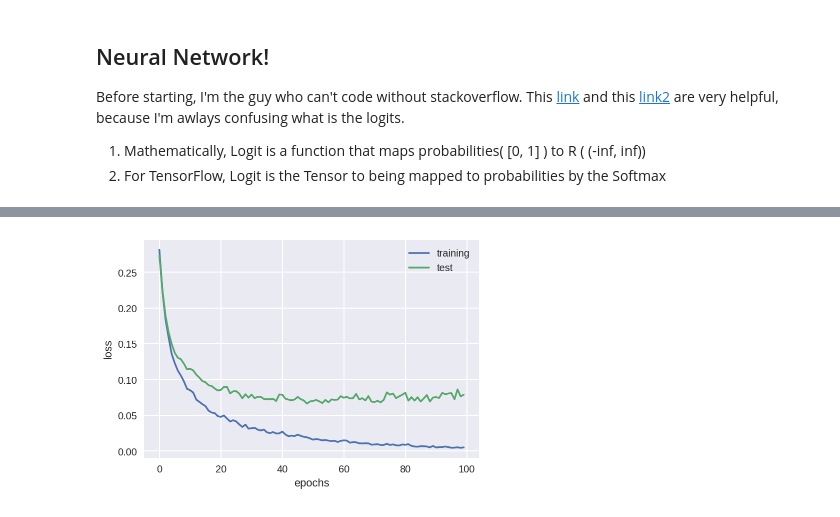
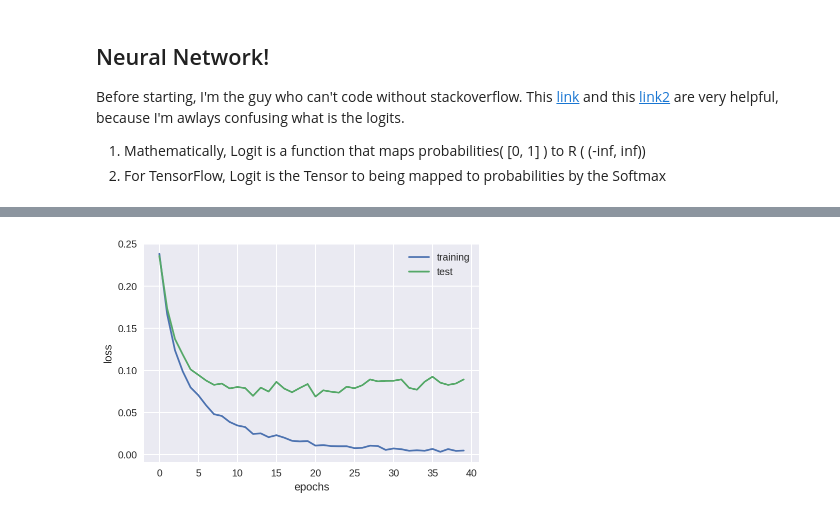
Before and after one commit to RayleighKim/Coursera_Advanced_Machine_Learning_Specialization, a Jupyter notebook: 01_Introduction_To_DeepLearning/w24_PA_my1stNN.ipynb, the cells around one changed output, grey strips where cells are left out. Drawn from its saved outputs; the diff is of its cells as text; code cells hidden in the pictures.

```diff
--- a/01_Introduction_To_DeepLearning/w24_PA_my1stNN.ipynb
+++ b/01_Introduction_To_DeepLearning/w24_PA_my1stNN.ipynb
@@ -132,9 +134,9 @@ keep_prob = tf.placeholder(tf.float32, name = 'Drop_Out_Rate')
 
 ## 1st Hidden Layer ##
 with tf.name_scope("Hidden_Layer_1"):
-    W1 = tf.get_variable(name = 'Weight1', shape = [28*28, 512],
+    W1 = tf.get_variable(name = 'Weight1', shape = [28*28, 384],
                          initializer = tf.contrib.layers.xavier_initializer())
-    B1 = tf.Variable(tf.truncated_normal([512], mean = 0, stddev = 0.5), name = 'Bias1')
+    B1 = tf.Variable(tf.truncated_normal([384], mean = 0, stddev = 0.5), name = 'Bias1')
 
     Z1 = tf.add(tf.matmul(X,W1), B1, name = 'Sum1')
     A1 = tf.nn.elu(Z1, name = 'elu1')
@@ -142,33 +144,14 @@ with tf.name_scope("Hidden_Layer_1"):
 
 ## 2nd Hidden Layer ##
 with tf.name_scope("Hidden_Layer_2"):
-    W2 = tf.get_variable(name = 'Weight2', shape = [512, 512],
+    W2 = tf.get_variable(name = 'Weight2', shape = [384, 256],
                          initializer = tf.contrib.layers.xavier_initializer())
-    B2 = tf.Variable(tf.truncated_normal([512], mean = 0, stddev = 0.5), name = 'Bias2')
+    B2 = tf.Variable(tf.truncated_normal([256], mean = 0, stddev = 0.5), name = 'Bias2')
 
     Z2 = tf.add(tf.matmul(Ad1,W2), B2, name = 'Sum2')
     A2 = tf.nn.elu(Z2, name = 'elu2')
     Ad2 = tf.nn.dropout(A2, keep_prob=keep_prob, name = 'elu2_drop')
 
-## 3rd Hidden Layer ##
-with tf.name_scope("Hidden_Layer_3"):
-    W3 = tf.get_variable(name = 'Weight3', shape = [512, 512],
-                         initializer = tf.contrib.layers.xavier_initializer())
-    B3 = tf.Variable(tf.truncated_normal([512], mean = 0, stddev = 0.5), name = 'Bias3')
-
-    Z3 = tf.add(tf.matmul(Ad2,W3), B3, name = 'Sum3')
-    A3 = tf.nn.elu(Z3, name = 'elu3')
-    Ad3 = tf.nn.dropout(A3, keep_prob=keep_prob, name = 'elu3_drop')
-
-## 4nd Hidden Layer ##
-with tf.name_scope("Hidden_Layer_4"):
-    W4 = tf.get_variable(name = 'Weight4', shape = [512, 256],
-                         initializer = tf.contrib.layers.xavier_initializer())
-    B4 = tf.Variable(tf.truncated_normal([256], mean = 0, stddev = 0.5), name = 'Bias4')
-
-    Z4 = tf.add(tf.matmul(Ad3,W4), B4, name = 'Sum4')
-    A4 = tf.nn.elu(Z4, name = 'elu4')
-    Ad4 = tf.nn.dropout(A4, keep_prob=keep_prob, name = 'elu4_drop')
 
 ## Output Layer ##
 with tf.name_scope("Output_Layer"):
@@ -176,7 +159,7 @@ with tf.name_scope("Output_Layer"):
                         initializer = tf.contrib.layers.xavier_initializer())
     Bo = tf.Variable(tf.truncated_normal([10], mean =0, stddev =0.5), name = 'Bias_output')
 
-    logits = tf.add(tf.matmul(Ad4, Wo),Bo, name = 'logit')
+    logits = tf.add(tf.matmul(Ad2, Wo),Bo, name = 'logit')
     Y_prob = tf.nn.softmax(logits, name = 'Y_pred_distribution')
 
 ## Real Y ##
@@ -200,19 +183,25 @@ init = tf.global_variables_initializer()
 sess.run(init)
 
 eta = 0.001
-batch_size = 500
-training_epochs = 100
-display_step = 10
+batch_size = 256
+training_epochs = 40
+display_step = 2
 
 train_loss = []
 test_loss = []
+print("Optimization Start")
 
 for epochs in range(training_epochs):
+#     ind = np.random.choice(X_train.shape[0], batch_size)
+#     sess.run(Optimizer, feed_dict = {X:X_train[ind], Y:y_train[ind],
+#                                         keep_prob : 1, learning_rate : eta})
     for i in range(0, X_train.shape[0], batch_size):
         sess.run(Optimizer, feed_dict = {X:X_train[i:i+batch_size], Y:y_train[i:i+batch_size],
-                                        keep_prob : 0.5, learning_rate : eta})
+                                        keep_prob : 0.8, learning_rate : eta})
+
     train_loss.append(sess.run(cost, feed_dict = {X:X_train, Y:y_train, keep_prob :1}))
     test_loss.append(sess.run(cost, feed_dict = {X:X_test, Y:y_test, keep_prob :1}))
+
 
     if (epochs+1) % display_step == 0 :
         print("{}th epoch, training loss = {:.4f},  test loss = {:.4f}".format(epochs+1, train_loss[-1], test_loss[-1]))
@@ -237,4 +233,4 @@ plt.show()
-[figure, old version]
+[figure, new version]
 # %%
 tra_accu = sess.run(accuracy, feed_dict = {X : X_train, Y: y_train, keep_prob :1})
 test_accu = sess.run(accuracy, feed_dict = {X : X_test, Y: y_test, keep_prob :1})
```
Also changed, not shown: parts of 5 cells of this notebook.
